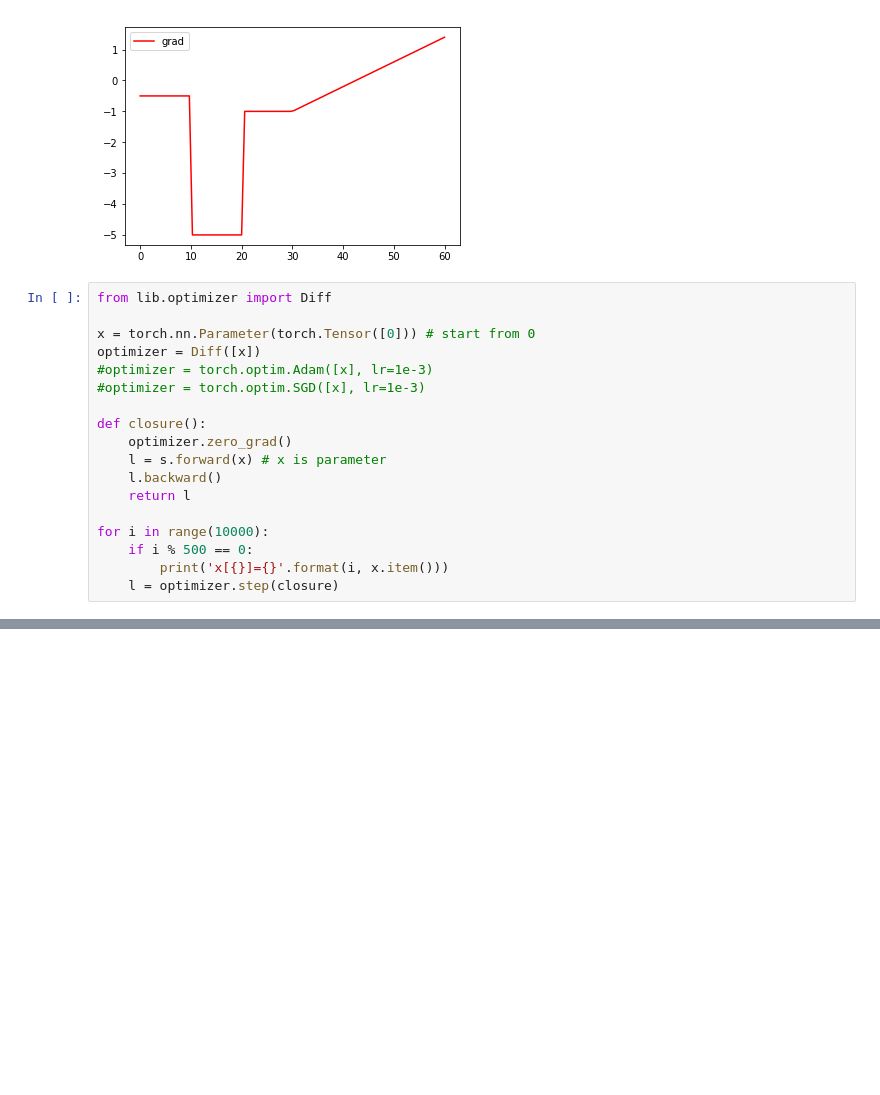
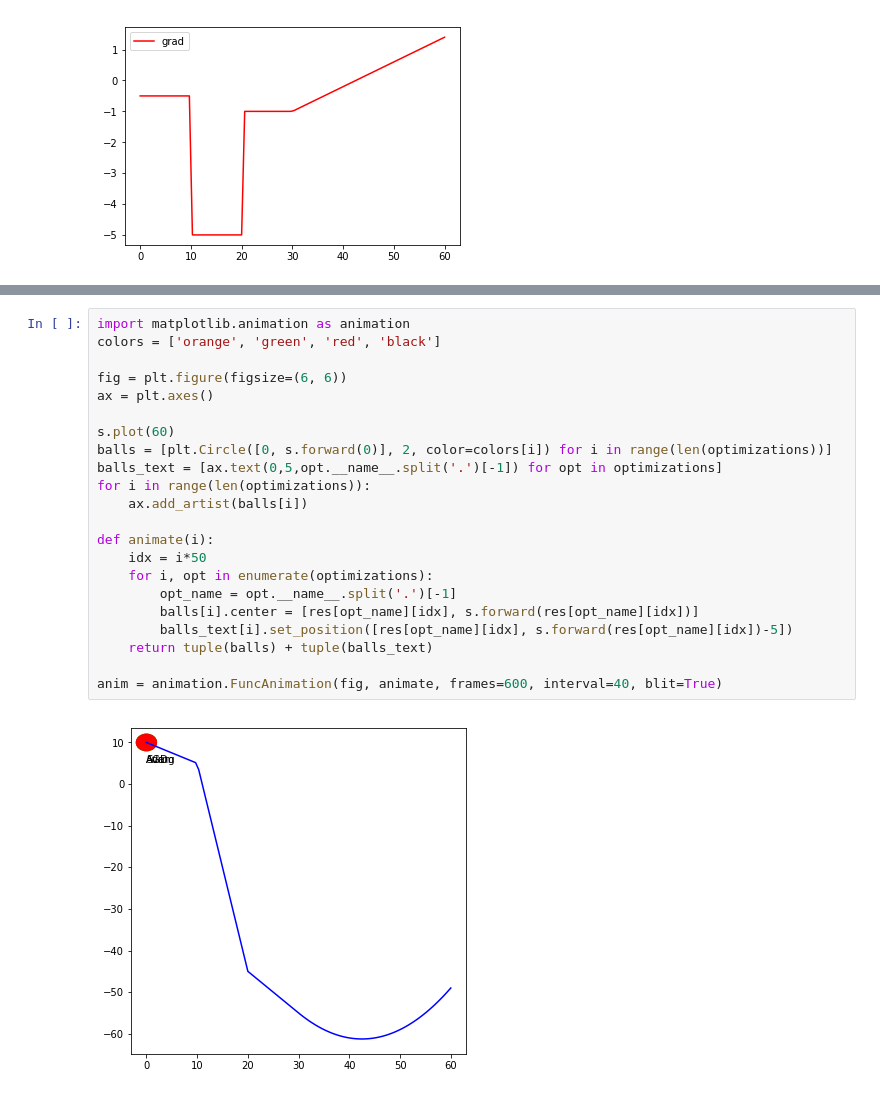
Before and after one commit to nathanwang000/MTL, a Jupyter notebook: Adam_variance_normalized.ipynb, the cells around one changed output, grey strips where cells are left out. Cells and saved outputs as stored; diff of their text form; blank space fills up the shorter version.

```diff
--- a/Adam_variance_normalized.ipynb
+++ b/Adam_variance_normalized.ipynb
@@ -59,21 +59,3 @@ plt.show()
 # %% [output]
 [figure]
 [figure]
-# %%
-from lib.optimizer import Diff
-
-x = torch.nn.Parameter(torch.Tensor([0])) # start from 0
-optimizer = Diff([x])
-#optimizer = torch.optim.Adam([x], lr=1e-3)
-#optimizer = torch.optim.SGD([x], lr=1e-3)
-
-def closure():
-    optimizer.zero_grad()
-    l = s.forward(x) # x is parameter
-    l.backward()
-    return l
-
-for i in range(10000):
-    if i % 500 == 0:
-        print('x[{}]={}'.format(i, x.item()))
-    l = optimizer.step(closure)
@@ -100,0 +100,24 @@ x[9500]=42.49982833862305
+# %%
+import matplotlib.animation as animation
+colors = ['orange', 'green', 'red', 'black']
+
+fig = plt.figure(figsize=(6, 6))
+ax = plt.axes()
+
+s.plot(60)
+balls = [plt.Circle([0, s.forward(0)], 2, color=colors[i]) for i in range(len(optimizations))]
+balls_text = [ax.text(0,5,opt.__name__.split('.')[-1]) for opt in optimizations]
+for i in range(len(optimizations)):
+    ax.add_artist(balls[i])
+
+def animate(i):
+    idx = i*50
+    for i, opt in enumerate(optimizations):
+        opt_name = opt.__name__.split('.')[-1]
+        balls[i].center = [res[opt_name][idx], s.forward(res[opt_name][idx])]
+        balls_text[i].set_position([res[opt_name][idx], s.forward(res[opt_name][idx])-5])
+    return tuple(balls) + tuple(balls_text)
+
+anim = animation.FuncAnimation(fig, animate, frames=600, interval=40, blit=True)
+# %% [output]
+[figure, added]
```
Also changed, not shown: parts of 5 cells of this notebook, 2 other files.
